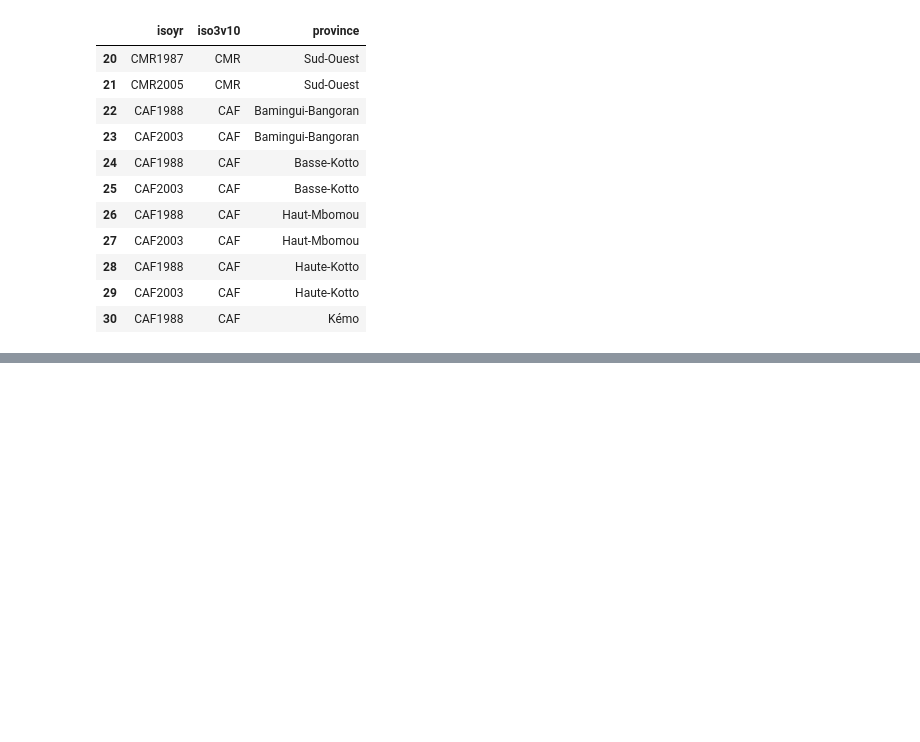
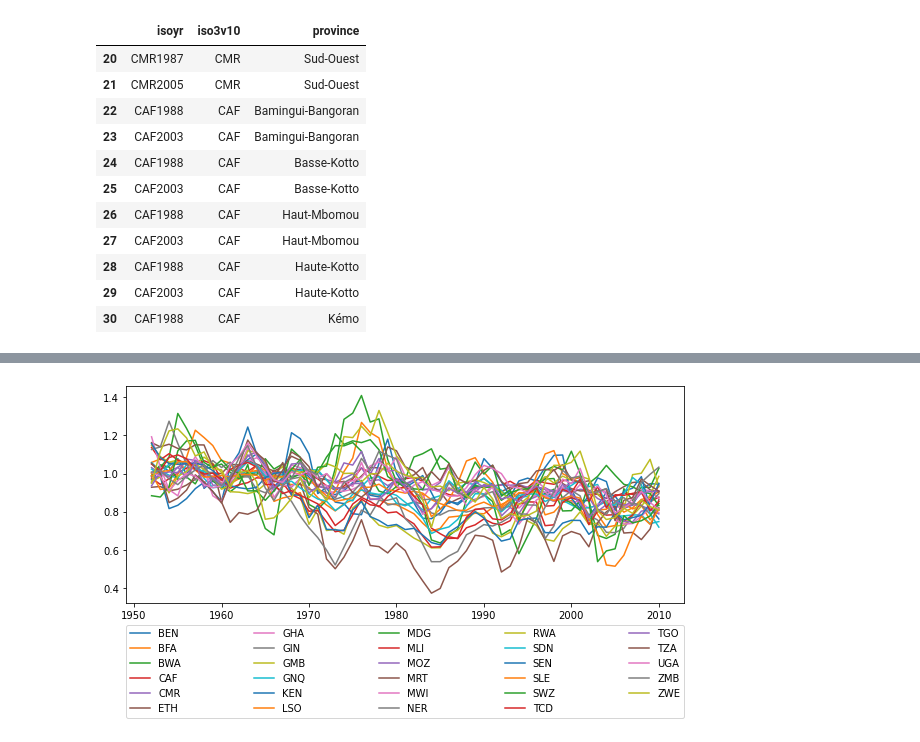
Before and after one commit to pcschreiber1/Henderson_2017_Replication, a Jupyter notebook: Replication notebook.ipynb, the cells around one changed output, grey strips where cells are left out. Drawn from its saved outputs; the diff is of its cells as text; code cells hidden in the pictures; blank space fills up the shorter version.

```diff
--- a/Replication notebook.ipynb
+++ b/Replication notebook.ipynb
@@ -108,0 +117,5 @@ memory usage: 267.3+ KB
+# %%
+countrydata_allyears = pd.read_stata("data/countrydata_allyears.dta")
+figure_4(countrydata_allyears)
+# %% [output]
+[figure, added]
```
Also changed, not shown: parts of 15 cells of this notebook, 1 other file.
